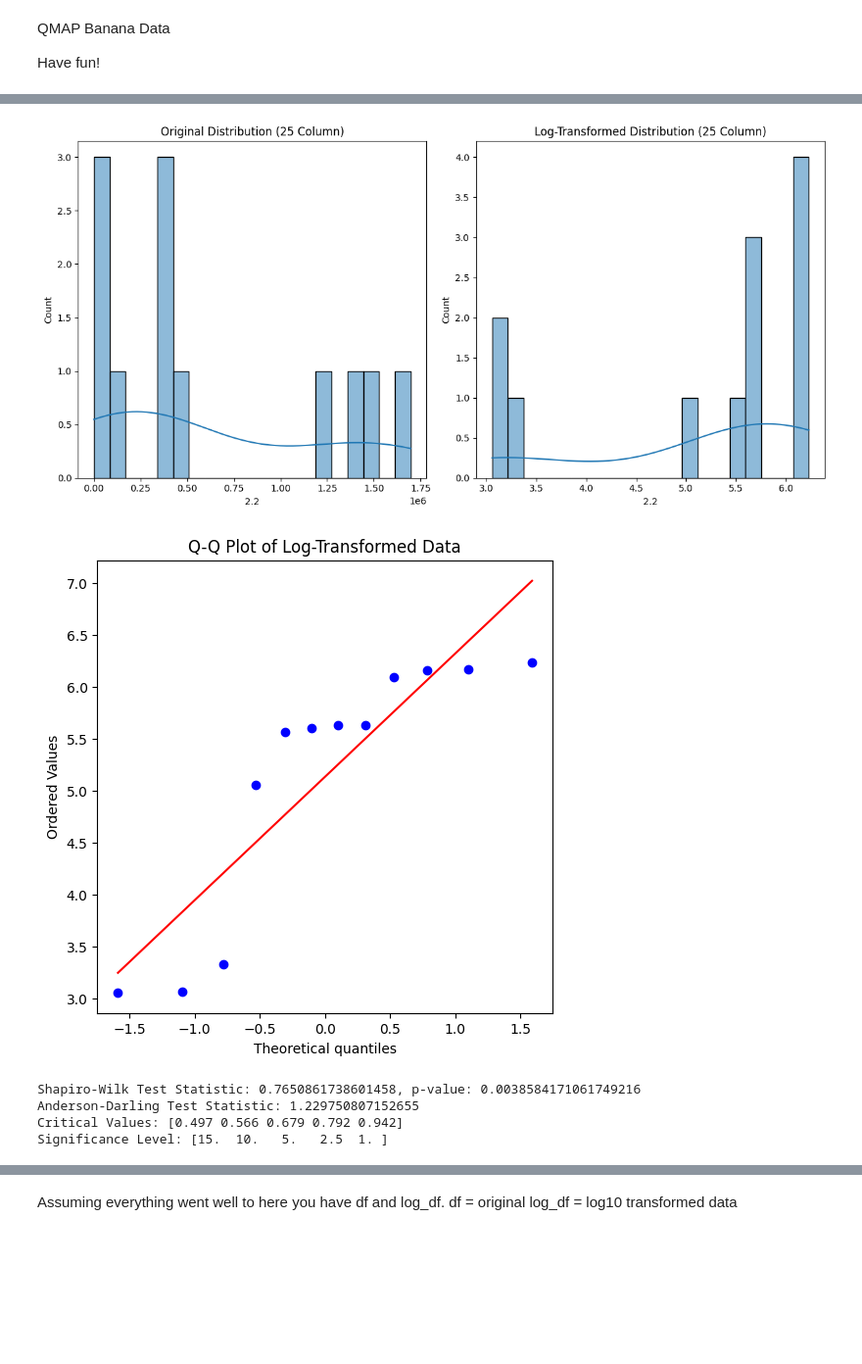
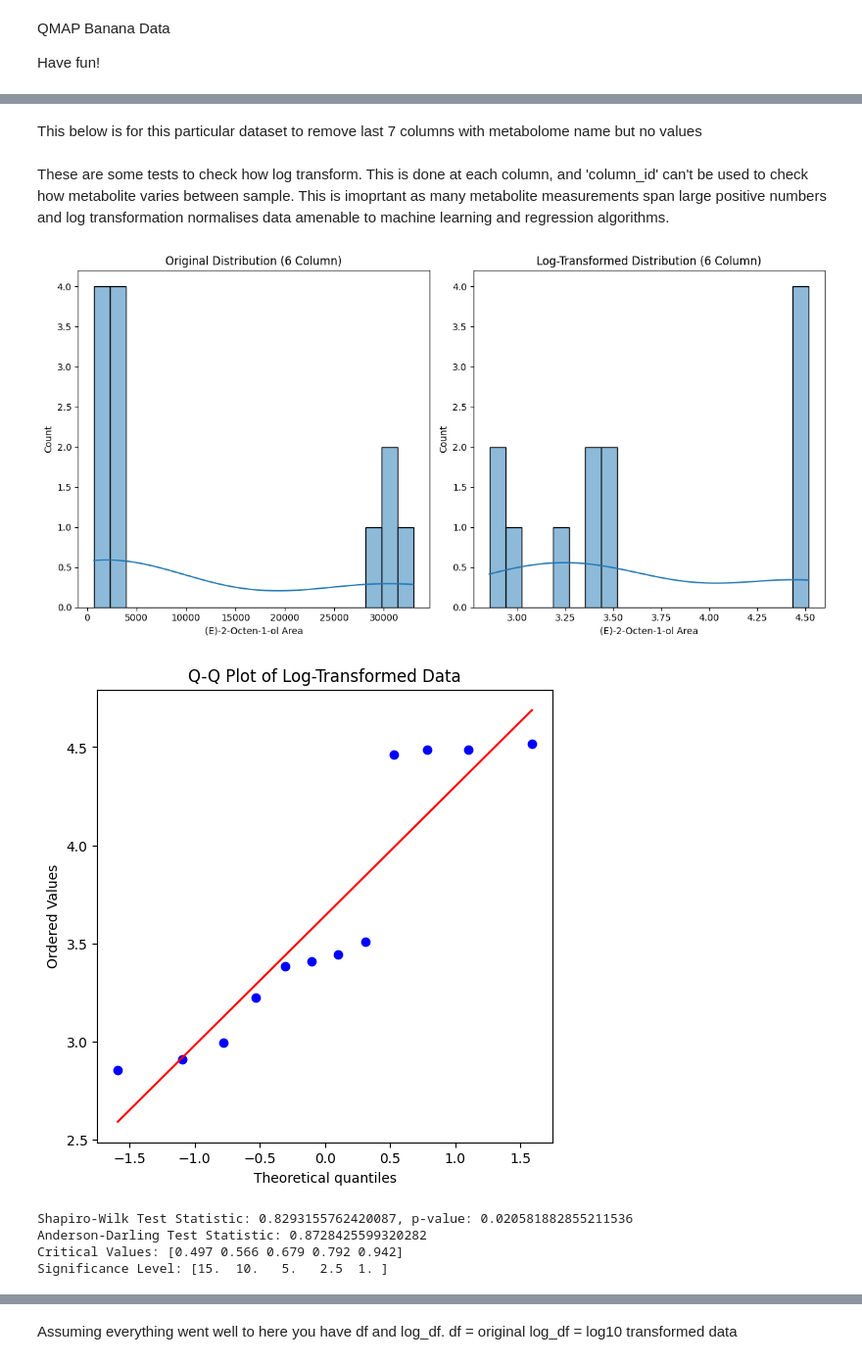
Before and after one commit to subarumuroi/EnzymeKineticGPR, a Jupyter notebook: banana data ML.ipynb, the cells around one changed output, grey strips where cells are left out. Shown at 98% size. Saved outputs shown, nothing was run; the diff lists cells and outputs as text; code cells hidden in the pictures; blank space fills up the shorter version.

Commit message:
some unsupervised learning analysis on metabolomics data

```diff
--- a/banana data ML.ipynb
+++ b/banana data ML.ipynb
@@ -21,8 +27,12 @@ import umap as U
 # %%
 df = pd.read_excel(r'/Users/s/datasets/banana-gc-matrix.xlsx', header=0)
+# %% [markdown]
+This below is for this particular dataset to remove last 7 columns with metabolome name but no values
 # %%
 # Drop last 7 columns as they are empty (NaN)
 df = df.dropna(axis=1, how='any')
+# %% [markdown]
+These are some tests to check how log transform. This is done at each column, and 'column_id' can't be used to check how metabolite varies between sample. This is imoprtant as many metabolite measurements span large positive numbers and log transformation normalises data amenable to machine learning and regression algorithms.
 # %%
 # Select only numeric columns
 numeric_df = df.select_dtypes(include=['number'])
@@ -31,7 +41,7 @@ numeric_df = df.select_dtypes(include=['number'])
 log_transformed_df = np.log10(numeric_df)
 
 
-column_id = 24
+column_id = 5
 
 
 # Plot histograms of the original data and log-transformed data
@@ -43,36 +53,36 @@ sns.histplot(numeric_df.iloc[:,column_id], kde=True, bins=20)
 plt.title('Original Distribution ('+ str(column_id+1) +' Column)')
 
 # Plot the log-transformed data
 plt.subplot(1, 2, 2)
 sns.histplot(log_transformed_df.iloc[:, column_id], kde=True, bins=20)
 plt.title('Log-Transformed Distribution ('+ str(column_id+1) + ' Column)')
 
 plt.tight_layout()
 plt.show()
 
 # Q-Q plot of the log-transformed data
 import scipy.stats as stats
 plt.figure(figsize=(6, 6))
 stats.probplot(log_transformed_df.iloc[:, column_id], dist="norm", plot=plt)
 plt.title('Q-Q Plot of Log-Transformed Data')
 plt.show()
 
 # Perform Shapiro-Wilk test for normality on log-transformed data (e.g., first column)
 stat, p_value = shapiro(log_transformed_df.iloc[:, column_id].dropna())  # drop NaN values if any
 print(f'Shapiro-Wilk Test Statistic: {stat}, p-value: {p_value}')
 
 # Perform Anderson-Darling test for normality
 result = anderson(log_transformed_df.iloc[:, column_id].dropna(), dist='norm')
 print(f'Anderson-Darling Test Statistic: {result.statistic}')
 print(f'Critical Values: {result.critical_values}')
 print(f'Significance Level: {result.significance_level}')
 
 # If p-value of Shapiro-Wilk is high, or Anderson-Darling statistic is below the critical value,
 # the log-transformed data may be considered normally distributed, suggesting log-normal distribution.
 # %% [output]
-[figure, old version]
+[figure, new version]
-[figure, old version]
+[figure, new version]
-Shapiro-Wilk Test Statistic: 0.7650861738601458, p-value: 0.0038584171061749216
-Anderson-Darling Test Statistic: 1.229750807152655
+Shapiro-Wilk Test Statistic: 0.8293155762420087, p-value: 0.020581882855211536
+Anderson-Darling Test Statistic: 0.8728425599320282
 Critical Values: [0.497 0.566 0.679 0.792 0.942]
 Significance Level: [15.  10.   5.   2.5  1. ]
```
Also changed, not shown: parts of 13 cells of this notebook, 1 other file.
